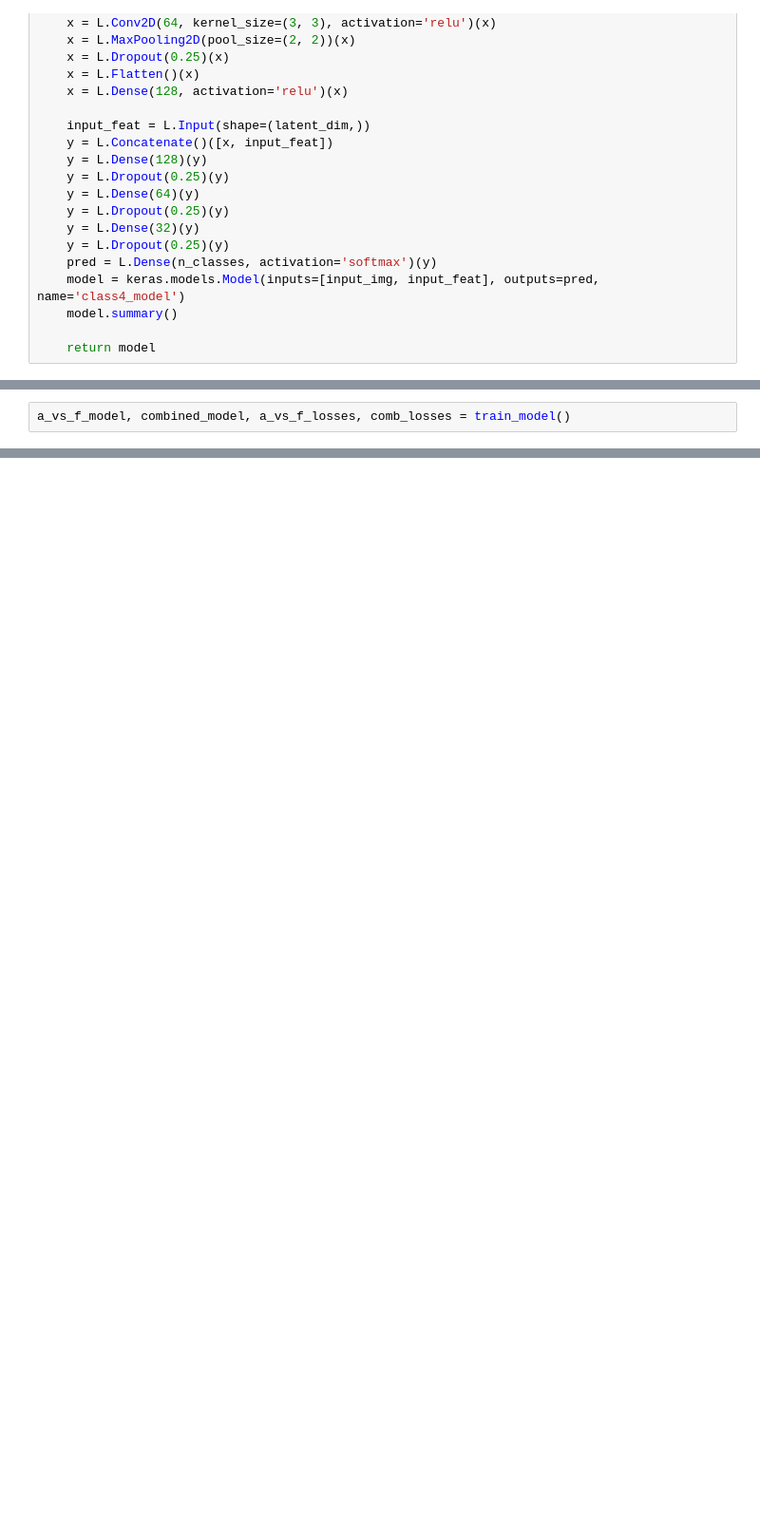
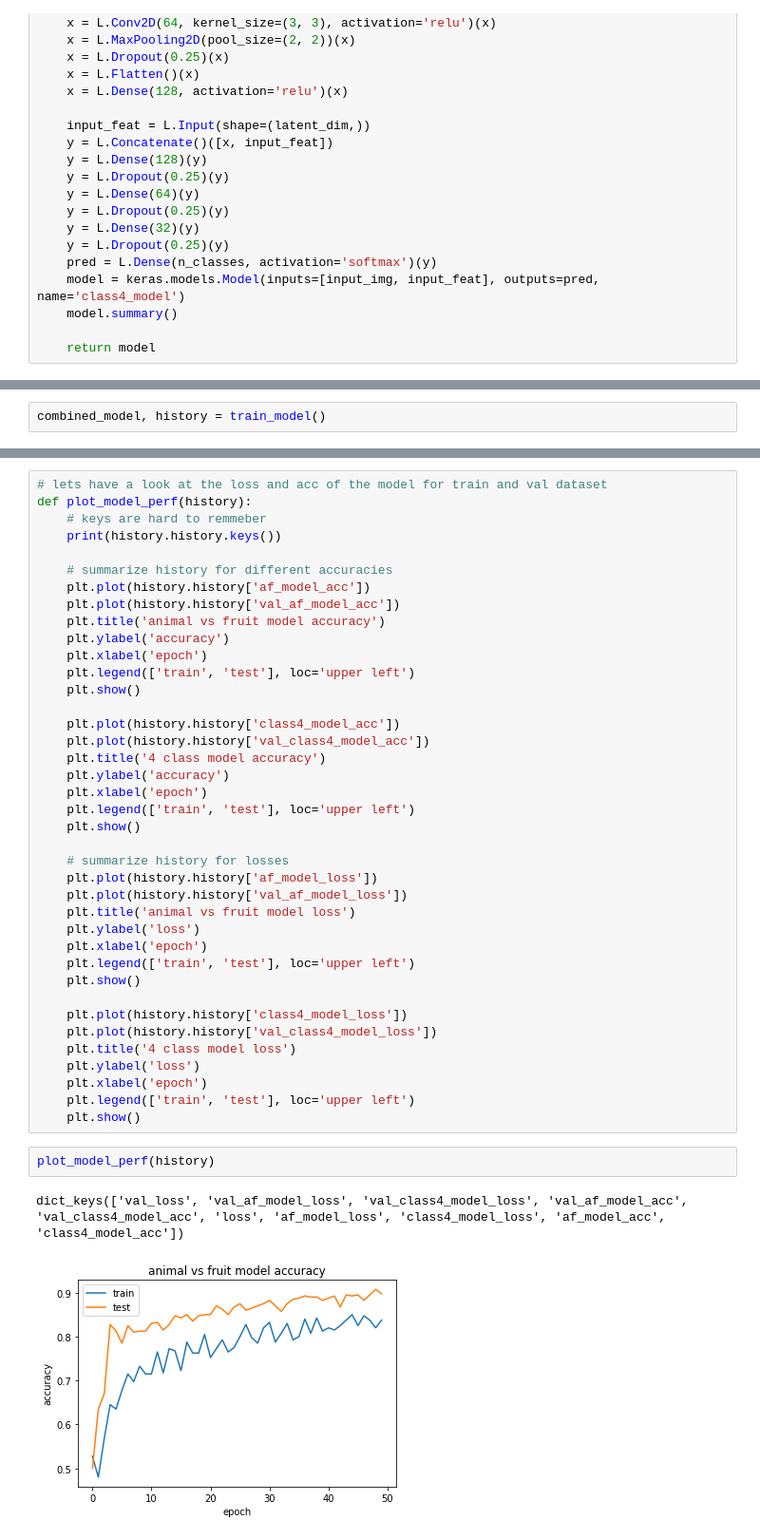
Before and after one commit to sourabhXIII/hierarchical-classification, a Jupyter notebook: hierarchical_classification.ipynb, the cells around one changed output, grey strips where cells are left out. Shown at 95% size. Saved outputs shown, nothing was run; the diff lists cells and outputs as text; blank space fills up the shorter version.

Commit message:
single model single model combines everything

```diff
--- a/hierarchical_classification.ipynb
+++ b/hierarchical_classification.ipynb
@@ -333,2 +264,0 @@ def train_model():
-# %%
-a_vs_f_model, combined_model, a_vs_f_losses, comb_losses = train_model()
@@ -380,0 +298,2 @@ combined_model.evaluate_generator(val_generator, steps=1 + val_generator.n//val_
+# %%
+combined_model, history = train_model()
@@ -380,0 +318,44 @@ combined_model.evaluate_generator(val_generator, steps=1 + val_generator.n//val_
+# %%
+# lets have a look at the loss and acc of the model for train and val dataset
+def plot_model_perf(history):
+    # keys are hard to remmeber
+    print(history.history.keys())
+
+    # summarize history for different accuracies
+    plt.plot(history.history['af_model_acc'])
+    plt.plot(history.history['val_af_model_acc'])
+    plt.title('animal vs fruit model accuracy')
+    plt.ylabel('accuracy')
+    plt.xlabel('epoch')
+    plt.legend(['train', 'test'], loc='upper left')
+    plt.show()
+
+    plt.plot(history.history['class4_model_acc'])
+    plt.plot(history.history['val_class4_model_acc'])
+    plt.title('4 class model accuracy')
+    plt.ylabel('accuracy')
+    plt.xlabel('epoch')
+    plt.legend(['train', 'test'], loc='upper left')
+    plt.show()
+
+    # summarize history for losses
+    plt.plot(history.history['af_model_loss'])
+    plt.plot(history.history['val_af_model_loss'])
+    plt.title('animal vs fruit model loss')
+    plt.ylabel('loss')
+    plt.xlabel('epoch')
+    plt.legend(['train', 'test'], loc='upper left')
+    plt.show()
+
+    plt.plot(history.history['class4_model_loss'])
+    plt.plot(history.history['val_class4_model_loss'])
+    plt.title('4 class model loss')
+    plt.ylabel('loss')
+    plt.xlabel('epoch')
+    plt.legend(['train', 'test'], loc='upper left')
+    plt.show()
+# %%
+plot_model_perf(history)
+# %% [output]
+dict_keys(['val_loss', 'val_af_model_loss', 'val_class4_model_loss', 'val_af_model_acc', 'val_class4_model_acc', 'loss', 'af_model_loss', 'class4_model_loss', 'af_model_acc', 'class4_model_acc'])
+[figure, added]
```
Also changed, not shown: parts of 15 cells of this notebook, 1 other file.
